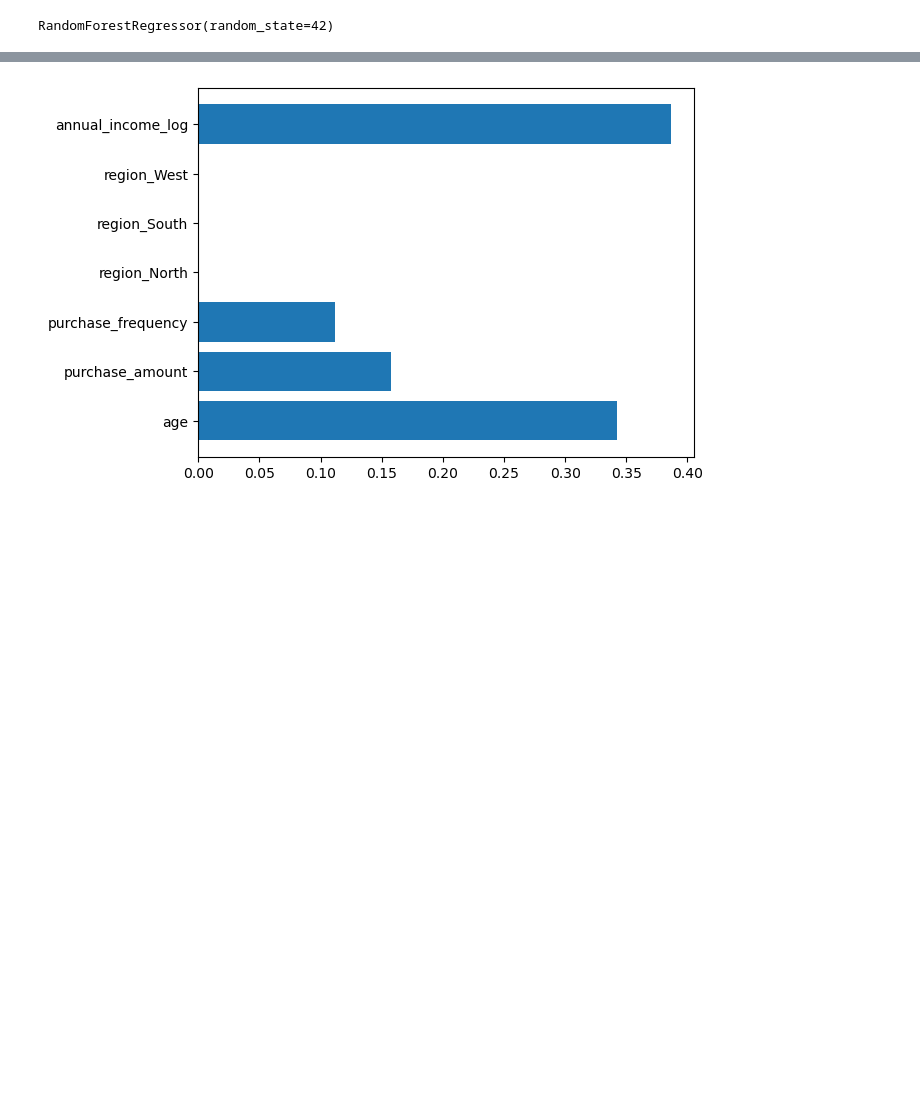
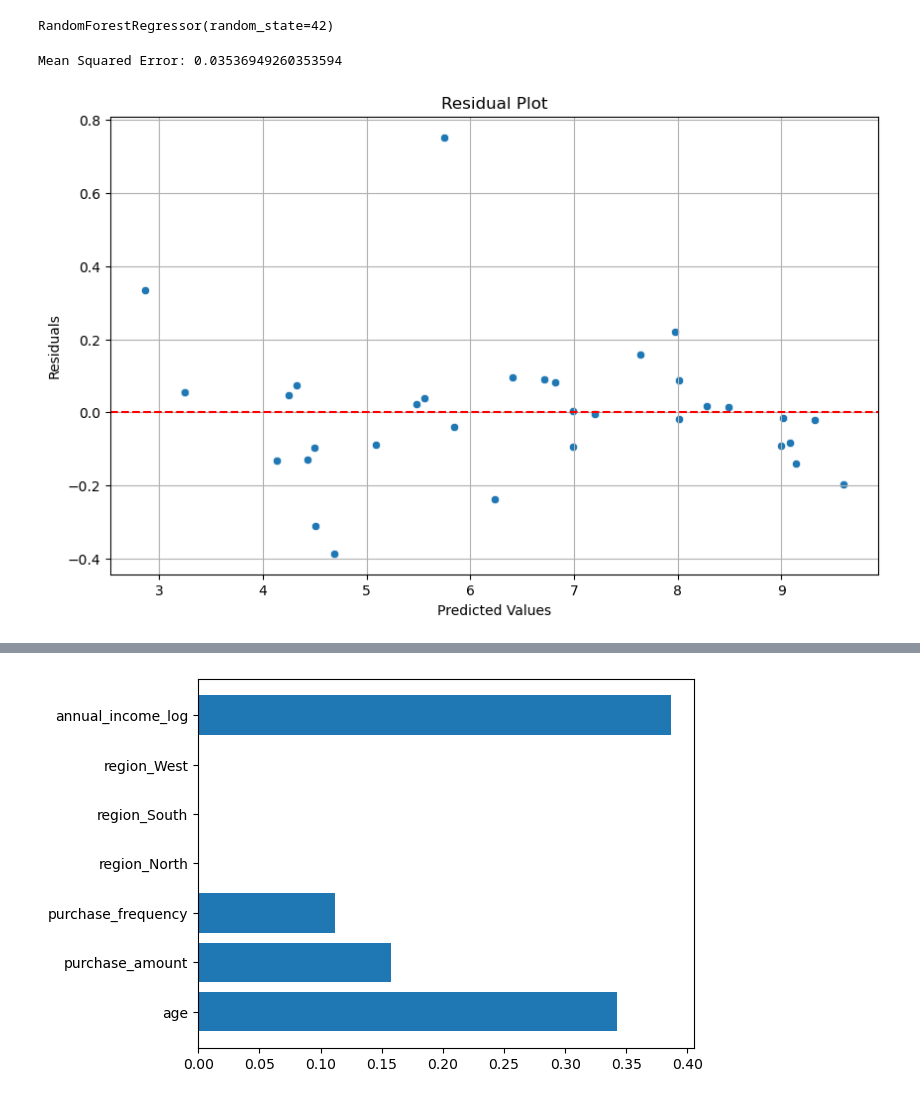
Before and after one commit to Sachin786ME/Data_Analytics_Project, a Jupyter notebook: Customer Purchasing Behaviour.ipynb, the cells around one changed output, grey strips where cells are left out. Cells and saved outputs as stored; diff of their text form; code cells hidden in the pictures; blank space fills up the shorter version.

Commit message:
Added visual plots for Linear Regression model and Random Forest Tree model

```diff
--- a/Customer Purchasing Behaviour.ipynb
+++ b/Customer Purchasing Behaviour.ipynb
@@ -128,3 +128,31 @@ rf_model = RandomForestRegressor(random_state=42)
 rf_model.fit(X_train, y_train)
 # %% [output]
 RandomForestRegressor(random_state=42)
+# %%
+# Evaluating linear regression model's performance via 'Mean Squared Error'
+
+from sklearn.metrics import mean_squared_error
+
+y_pred = model.predict(X_test)
+mse = mean_squared_error(y_test, y_pred)
+print(f'Mean Squared Error: {mse}')
+
+# Residual plot depicting the scatter plot of the difference in the predicted output from linear regression and the actual output
+
+residuals = y_test - y_pred
+
+# Create the residual plot
+import matplotlib.pyplot as plt
+import seaborn as sns
+
+plt.figure(figsize=(10,6))
+sns.scatterplot(x=y_pred, y=residuals)
+plt.axhline(0, color='red',linestyle='--') # Line at 0 for reference
+plt.title('Residual Plot')
+plt.xlabel('Predicted Values')
+plt.ylabel('Residuals')
+plt.grid()
+plt.show()
+# %% [output]
+Mean Squared Error: 0.03536949260353594
+[figure, added]
```
Also changed, not shown: parts of 6 cells of this notebook.
